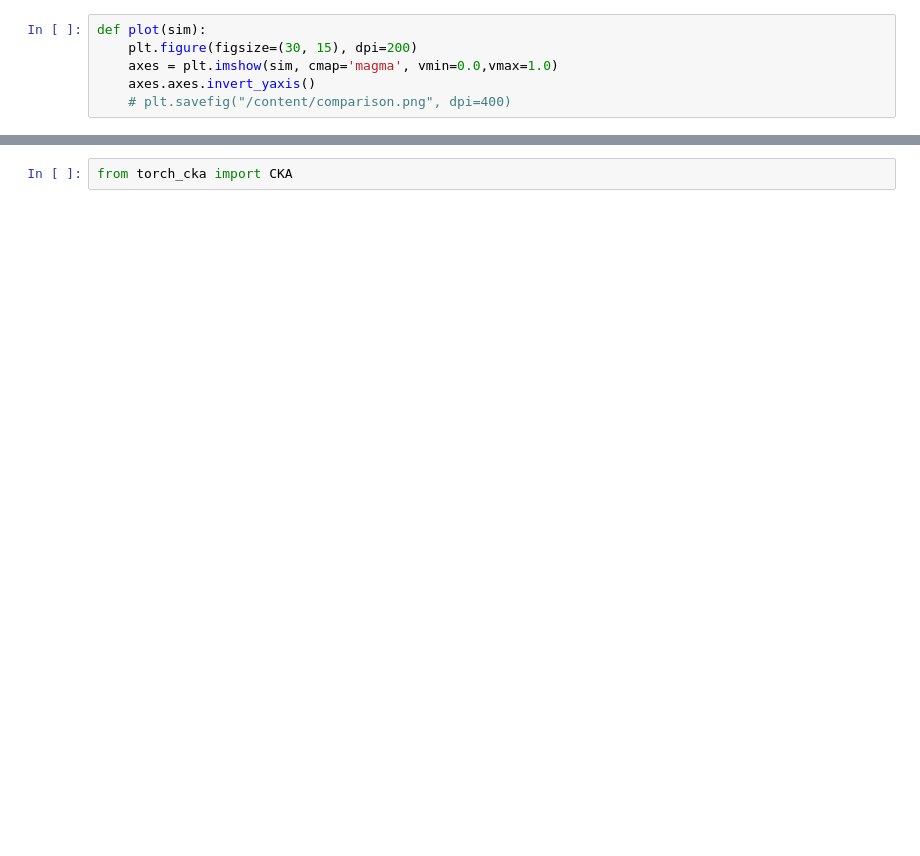
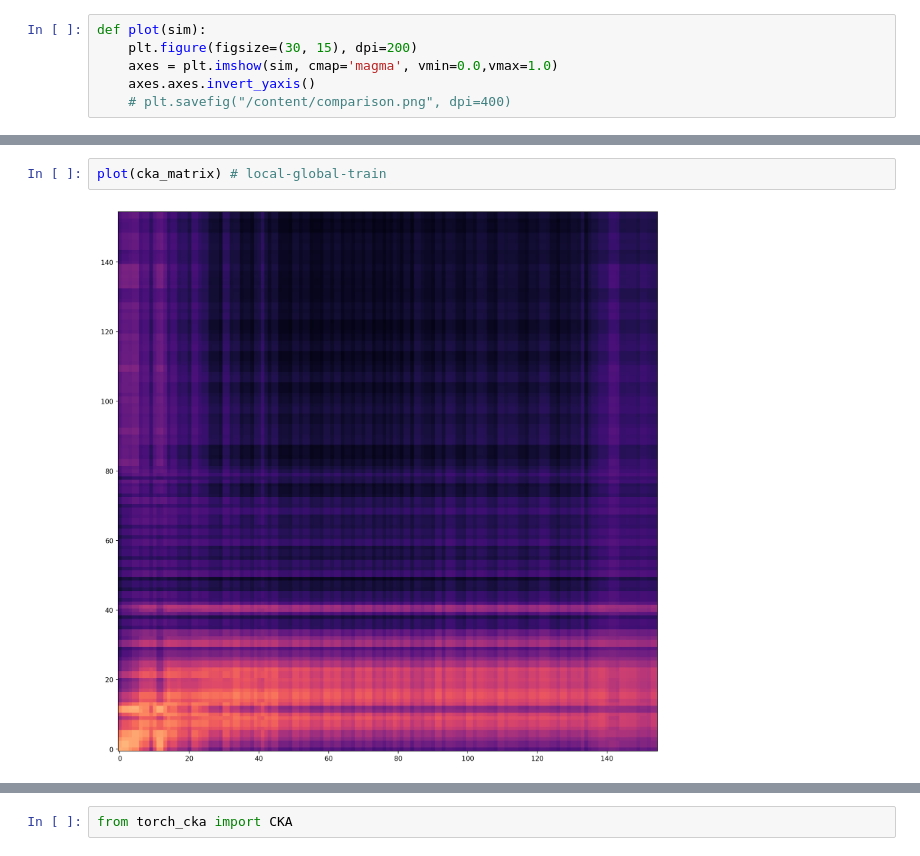
Before and after one commit to Dev-Jahn/Fed-Framework, a Jupyter notebook: notebook/visualize.ipynb, the cells around one changed output, grey strips where cells are left out. Drawn from its saved outputs; the diff is of its cells as text; blank space fills up the shorter version.

```diff
--- a/notebook/visualize.ipynb
+++ b/notebook/visualize.ipynb
@@ -99,0 +168,4 @@ plot(calc_sim(client, global_))
+# %%
+plot(cka_matrix) # local-global-train
+# %% [output]
+[figure, added]
```
Also changed, not shown: parts of 23 cells of this notebook, 3 other files.
